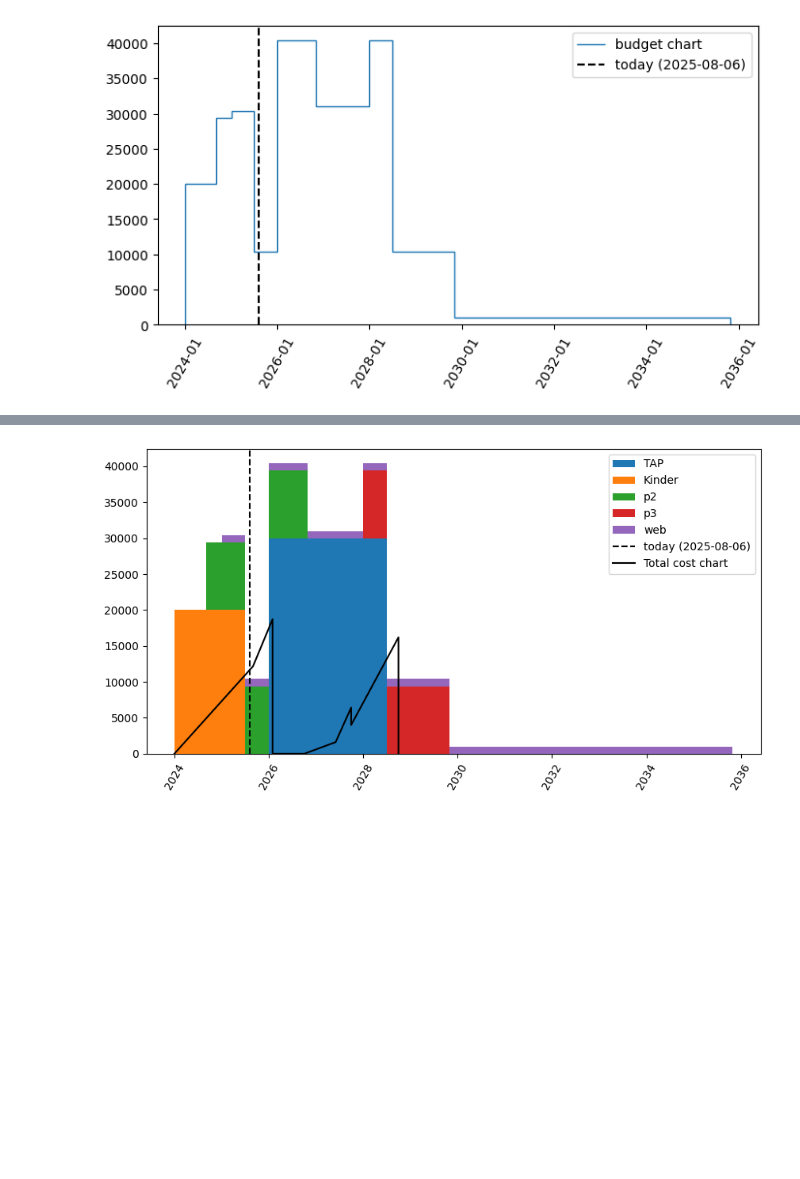
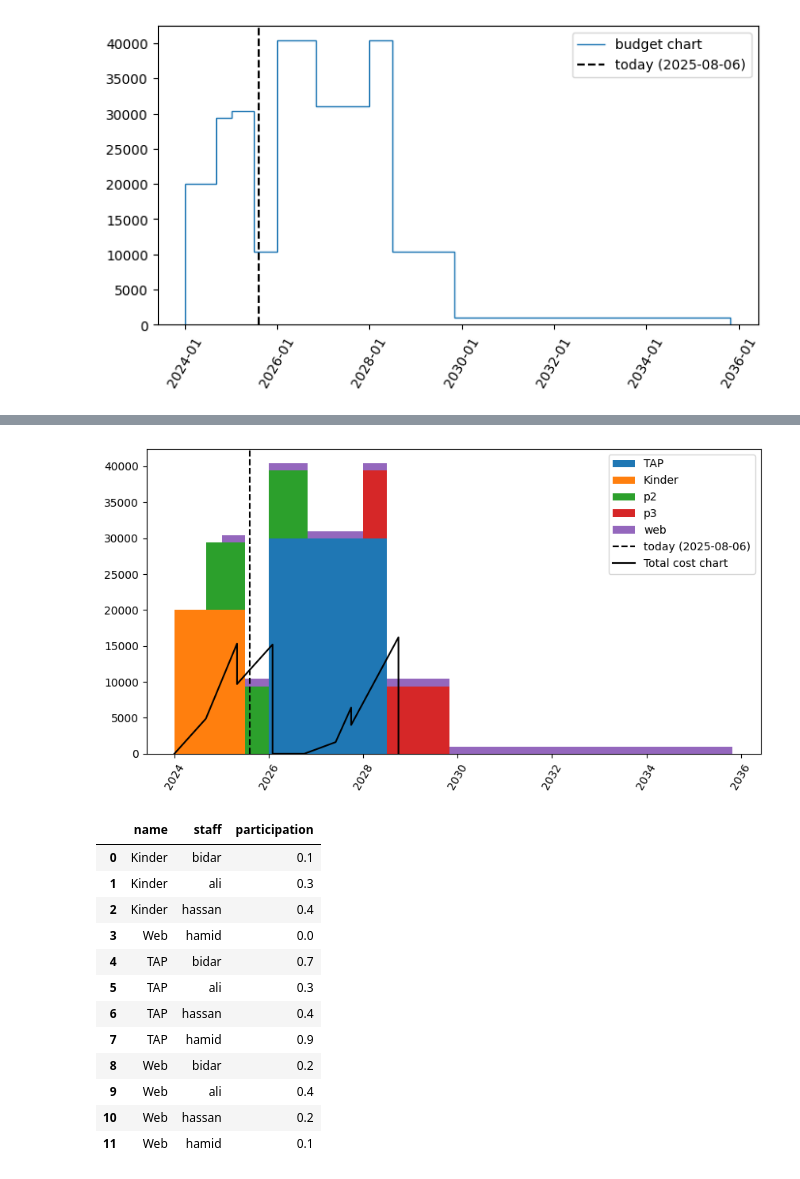
Before and after one commit to amirhoseinbidar/plot-proj, a Jupyter notebook: project.ipynb, the cells around one changed output, grey strips where cells are left out. Cells and saved outputs as stored; diff of their text form; code cells hidden in the pictures; blank space fills up the shorter version.

```diff
--- a/project.ipynb
+++ b/project.ipynb
@@ -196,7 +233,26 @@ plt.show()
 # %%
-fig, ax = plt.subplots(figsize=(10,5))
+fig, ax = plt.subplots(figsize=(10, 5))
 plot_budget(budget_df, priority_type, priority_ascending, ax)
-plot_staff_cost(cost_df, ax, plot_today=False, color="black")
-fig.show()
+plot_staff_cost_cumsum(cost_df, ax, plot_today=False, color="black")
+plt.show()
 # %% [output]
-[figure, old version]
+[figure, new version]
+# %%
+import pandas as pd
+
+participation_df = pd.read_csv('data/participation.csv')
+participation_df
+# %% [output]
+|  | name | staff | participation |
+| 0 | Kinder | bidar | 0.1 |
+| 1 | Kinder | ali | 0.3 |
+| 2 | Kinder | hassan | 0.4 |
+| 3 | Web | hamid | 0.0 |
+| 4 | TAP | bidar | 0.7 |
+| 5 | TAP | ali | 0.3 |
+| 6 | TAP | hassan | 0.4 |
+| 7 | TAP | hamid | 0.9 |
+| 8 | Web | bidar | 0.2 |
+| 9 | Web | ali | 0.4 |
+| 10 | Web | hassan | 0.2 |
+| 11 | Web | hamid | 0.1 |
```
Also changed, not shown: parts of 8 cells of this notebook, 4 other files.
